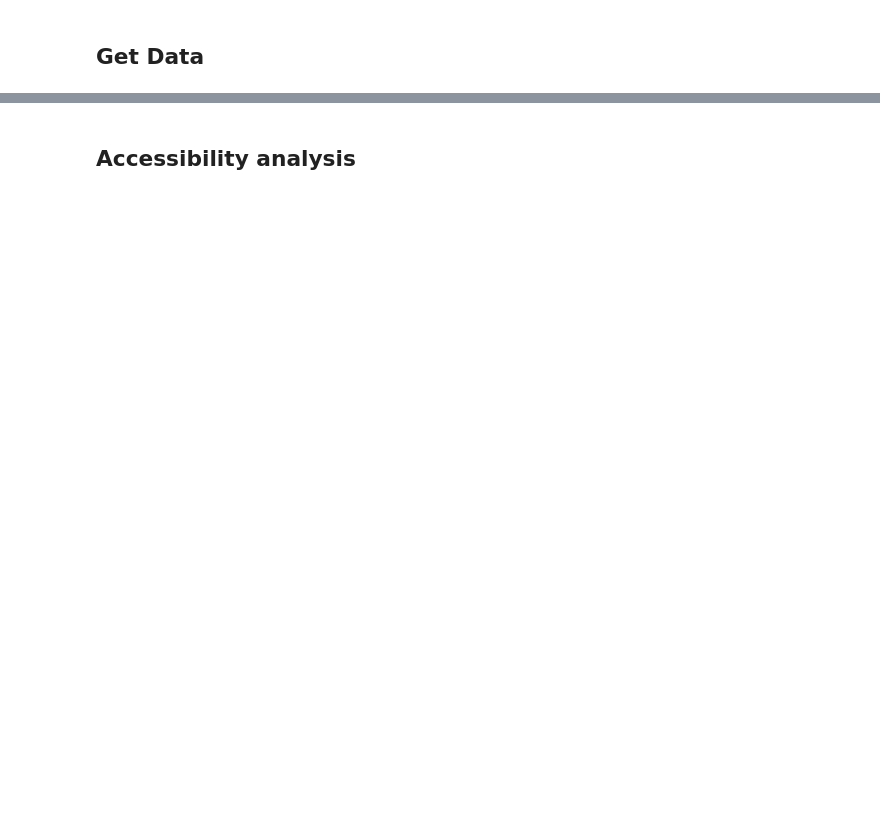
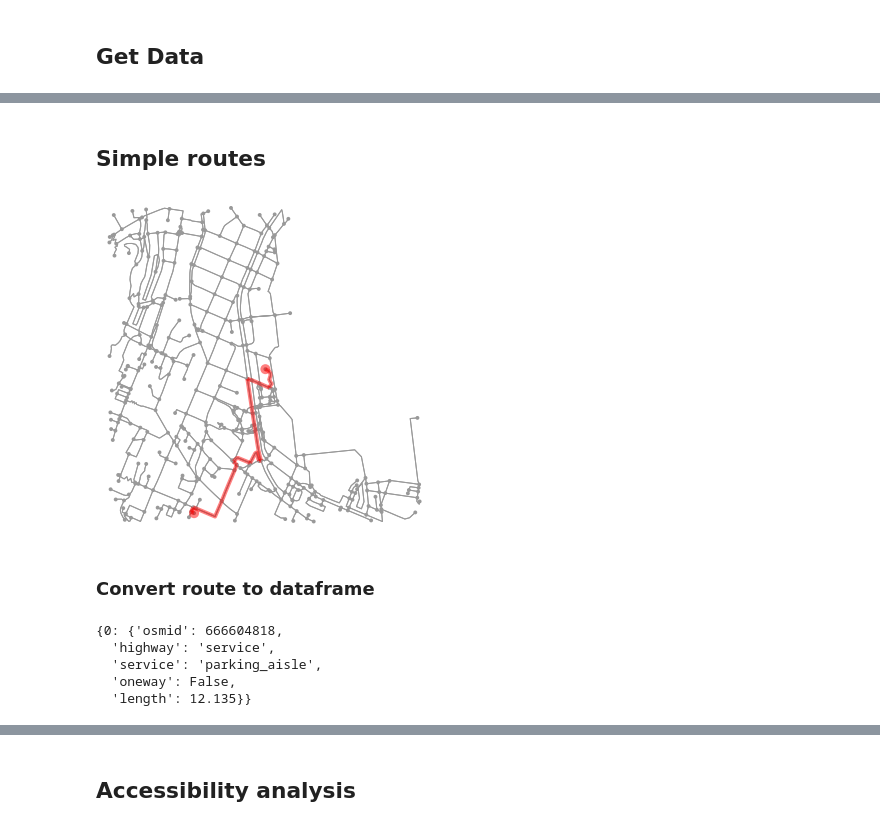
Before and after one commit to shriv/foss4g-workshop, a Jupyter notebook: notebooks/applications.ipynb, the cells around one changed output, grey strips where cells are left out. Saved outputs shown, nothing was run; the diff lists cells and outputs as text; code cells hidden in the pictures; blank space fills up the shorter version.

```diff
--- a/notebooks/applications.ipynb
+++ b/notebooks/applications.ipynb
@@ -123,0 +142,3 @@ G_walk_nodes_df, G_walk_edges_df = ox.graph_to_gdfs(G_walk)
+# %%
+# Read geospatial data of playgrounds
+wcc_playgrounds = gpd.read_file('zip://../data/WCC_Playgrounds.zip')
@@ -123,0 +152,32 @@ G_walk_nodes_df, G_walk_edges_df = ox.graph_to_gdfs(G_walk)
+# %% [markdown]
+## Simple routes
+# %%
+# Get location of Frank Kitts Park
+fk = wcc_playgrounds.query('playground == "Frank Kitts Playground"').reset_index()['geometry']
+destination = (fk.y[0], fk.x[0])
+
+# Get a small radious of street network around Frank Kitts Park
+G = ox.graph_from_point(destination, distance=600, network_type='walk', clean_periphery=False)
+
+# Select origin and destination nodes
+origin =  (-41.2922255, 174.7763033)
+destination = destination
+origin_node = ox.get_nearest_node(G, origin)
+destination_node = ox.get_nearest_node(G, destination)
+
+# Get Route
+route = nx.shortest_path(G, origin_node, destination_node)
+fig, ax = ox.plot_graph_route(G, route)
+# %% [output]
+[figure, added]
+# %% [markdown]
+### Convert route to dataframe
+# %%
+p = path_to_edge(route, G)
+G.get_edge_data(p[0][0], p[0][1])
+# %% [output]
+{0: {'osmid': 666604818,
+  'highway': 'service',
+  'service': 'parking_aisle',
+  'oneway': False,
+  'length': 12.135}}
```
Also changed, not shown: parts of 12 cells of this notebook, 1 other file.
